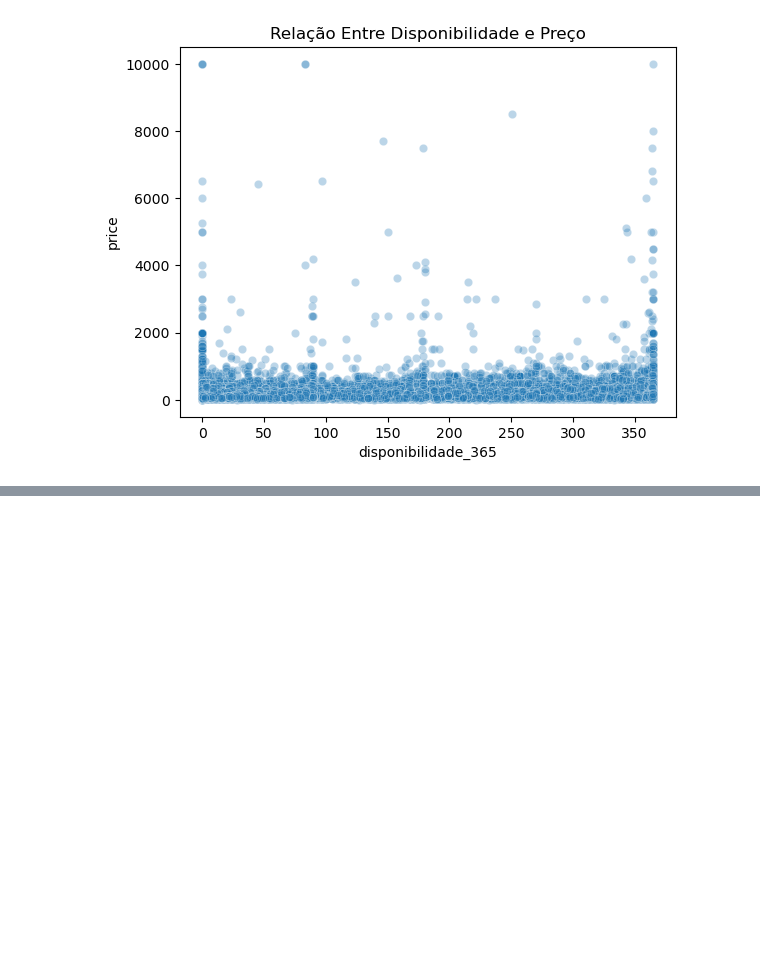
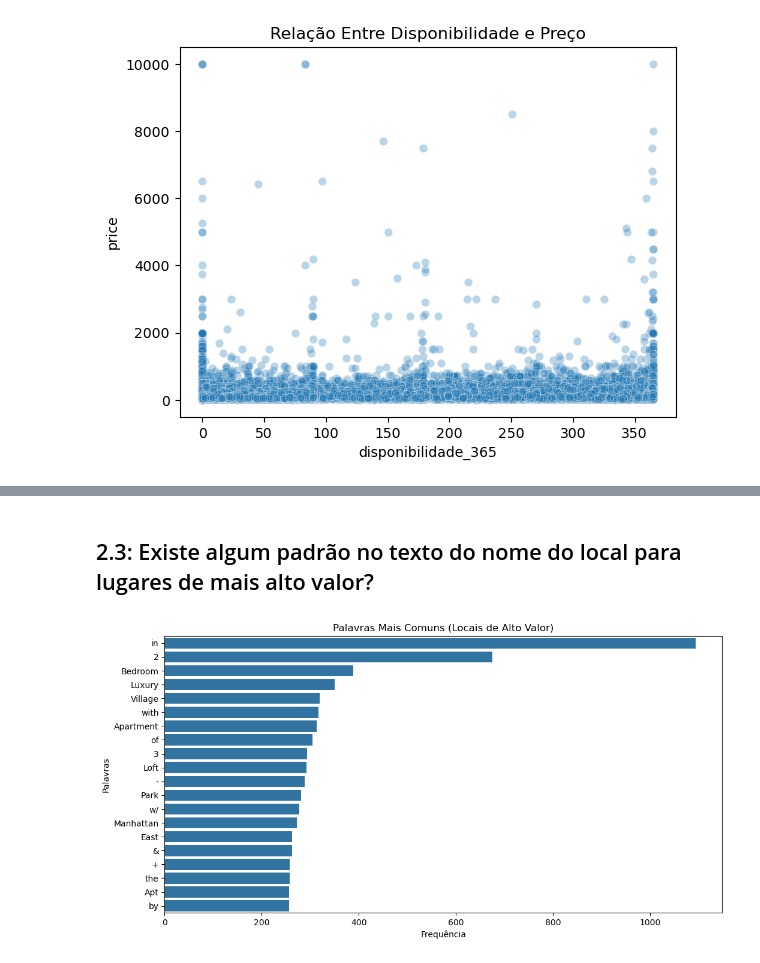
Before and after one commit to viniciusaprazeres/lighthouse-ciencia-de-dados, a Jupyter notebook: analise_eda.ipynb, the cells around one changed output, grey strips where cells are left out. Drawn from its saved outputs; the diff is of its cells as text; code cells hidden in the pictures; blank space fills up the shorter version.

Commit message:
Atualização analise_eda.ipynb
Gerando informações para responder as perguntas do teste.

```diff
--- a/analise_eda.ipynb
+++ b/analise_eda.ipynb
@@ -111,0 +144,21 @@ plt.show()
+# %% [markdown]
+## 2.3: Existe algum padrão no texto do nome do local para lugares de mais alto valor?
+# %%
+# Filtrando os 10% locais mais caros
+df_top10_caros = df_precificacao[df_precificacao['price'] >= df_precificacao['price'].quantile(0.9)]
+
+# Contando as palavras no nome dos locais filtrados
+contagem_palavras = df_top10_caros['nome'].str.split(expand=True).stack().value_counts()
+
+# Coletando as 20 palavras mais comuns
+palavras = contagem_palavras.head(20)
+
+# Demonstrando em um gráfico de barras
+plt.figure(figsize=(12, 6))
+sns.barplot(x=palavras.values, y=palavras.index, orient='h')
+plt.xlabel('Frequência')
+plt.ylabel('Palavras')
+plt.title('Palavras Mais Comuns (Locais de Alto Valor)')
+plt.show()
+# %% [output]
+[figure, added]
```
Also changed, not shown: parts of 5 cells of this notebook.
